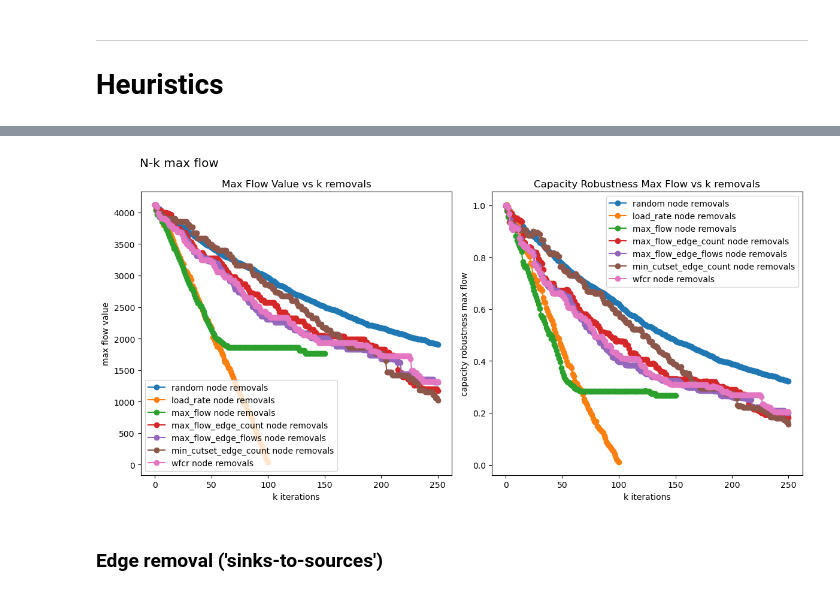
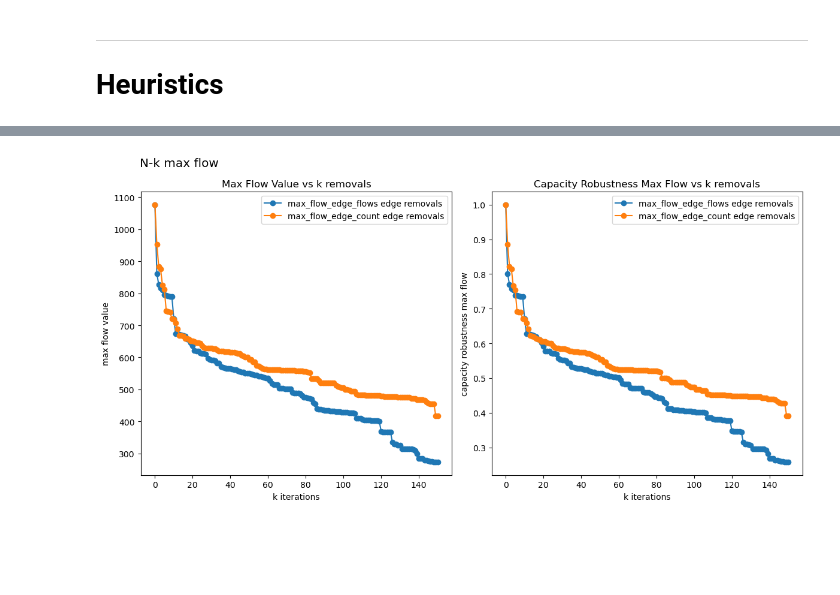
Before and after one commit to johanmasvie/iggielgn_topology_analysis, a Jupyter notebook: N-k_MAX_FLOW.ipynb, the cells around one changed output, grey strips where cells are left out. Saved outputs shown, nothing was run; the diff lists cells and outputs as text; code cells hidden in the pictures; blank space fills up the shorter version.

```diff
--- a/N-k_MAX_FLOW.ipynb
+++ b/N-k_MAX_FLOW.ipynb
@@ -369,0 +338,8 @@ Variation in damage per entity removal: 49.07
+# %%
+"""
+220m
+"""
+# max_flow_edge_removal_df = flow_capacity_robustness(G_simple_directed, heuristic='max_flow', remove='edge')
+# max_flow_edge_removal_df.to_pickle('results/max_flow/all_pairs_flow_index/max_flow_edge_removal_df.pkl')
+max_flow_edge_removal_df = pd.read_pickle('results/max_flow/all_pairs_flow_index/max_flow_edge_removal_df.pkl')
+utils.results_summary(max_flow_edge_removal_df)
@@ -369,0 +364,8 @@ Variation in damage per entity removal: 49.07
+# %%
+"""
+235m
+"""
+# max_flow_edge_count_edge_removal_df = flow_capacity_robustness(G_simple_directed, heuristic='max_flow_edge_count', remove='edge')
+# max_flow_edge_count_edge_removal_df.to_pickle('results/max_flow/all_pairs_flow_index/max_flow_edge_count_edge_removal_df.pkl')
+max_flow_edge_count_edge_removal_df = pd.read_pickle('results/max_flow/all_pairs_flow_index/max_flow_edge_count_edge_removal_df.pkl')
+utils.results_summary(max_flow_edge_count_edge_removal_df)
@@ -416,6 +400,4 @@ Variation in damage per entity removal: 53.08
 # %%
-utils.plot_heuristic_comparison_biplot([random_node_removal_df, load_rate_node_removal_df, max_flow_node_removal_df, max_flow_edge_count_node_removal_df, max_flow_edge_flows_node_removal_df,min_cutset_edge_count_node_removal_df, wfcr_node_removal_df], 'N-k max flow')
+utils.plot_heuristic_comparison_biplot([max_flow_edge_removal_df, max_flow_edge_count_edge_removal_df], 'N-k max flow')
 # %% [output]
-[figure, old version]
+[figure, new version]
-# %% [markdown]
-### Edge removal ('sinks-to-sources')
```
Also changed, not shown: parts of 27 cells of this notebook, 38 other files.
